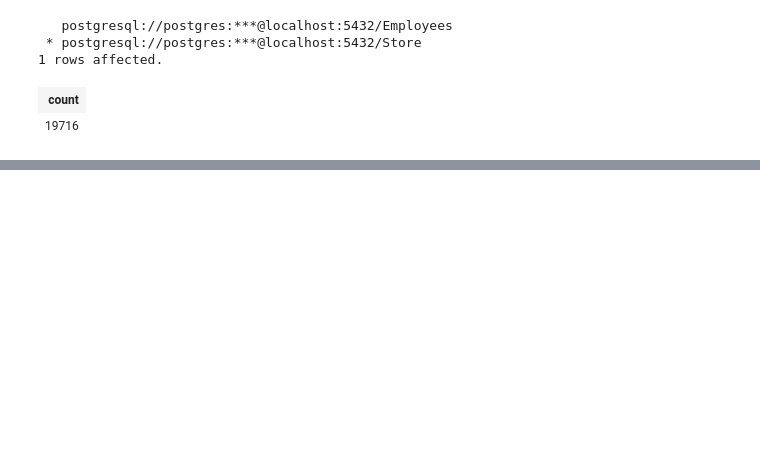
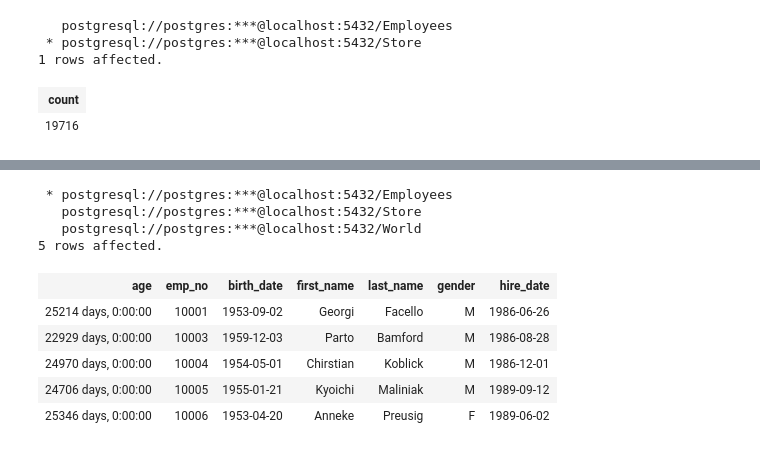
Before and after one commit to wisarootl/complete-sql-and-database-course, a Jupyter notebook: 05-sql-deep-dive.ipynb, the cells around one changed output, grey strips where cells are left out. Cells and saved outputs as stored; diff of their text form; code cells hidden in the pictures; blank space fills up the shorter version.

```diff
--- a/05-sql-deep-dive.ipynb
+++ b/05-sql-deep-dive.ipynb
@@ -169,0 +473,22 @@ LIMIT 5
+# %%
+%%sql
+
+-- DB: Employees
+-- Table: employees
+-- Get me all the employees above 60, use the appropriate date functions
+SELECT AGE(birth_date), * FROM employees
+WHERE (
+   EXTRACT (YEAR FROM AGE(birth_date))
+) > 60
+LIMIT 5;
+# %% [output]
+ * postgresql://postgres:***@localhost:5432/Employees
+   postgresql://postgres:***@localhost:5432/Store
+   postgresql://postgres:***@localhost:5432/World
+5 rows affected.
+| age | emp_no | birth_date | first_name | last_name | gender | hire_date |
+| 25214 days, 0:00:00 | 10001 | 1953-09-02 | Georgi | Facello | M | 1986-06-26 |
+| 22929 days, 0:00:00 | 10003 | 1959-12-03 | Parto | Bamford | M | 1986-08-28 |
+| 24970 days, 0:00:00 | 10004 | 1954-05-01 | Chirstian | Koblick | M | 1986-12-01 |
+| 24706 days, 0:00:00 | 10005 | 1955-01-21 | Kyoichi | Maliniak | M | 1989-09-12 |
+| 25346 days, 0:00:00 | 10006 | 1953-04-20 | Anneke | Preusig | F | 1989-06-02 |
```
Also changed, not shown: parts of 74 cells of this notebook, 6 other files.
